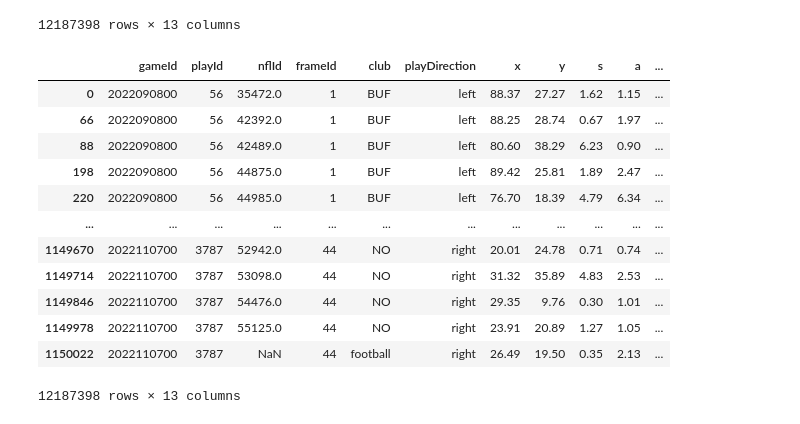
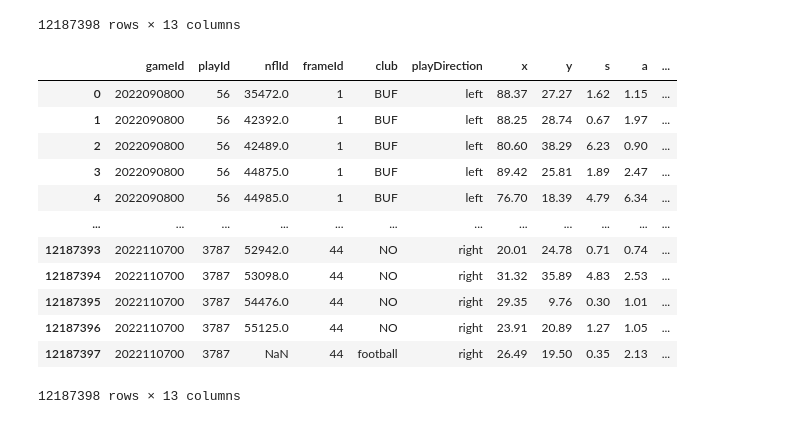
Before and after one commit to Alf-caput/NFL2022_TacklePredictNN, a Jupyter notebook: PracticaFinal_TacklingNFL.ipynb, the cells around one changed output. Drawn from its saved outputs; the diff is of its cells as text; code cells hidden in the pictures.

```diff
--- a/PracticaFinal_TacklingNFL.ipynb
+++ b/PracticaFinal_TacklingNFL.ipynb
@@ -219,18 +219,19 @@ ds
 12187398 rows × 13 columns
 # %%
 ds.sort_values(by=['gameId', 'playId', 'frameId', 'club'], ascending=True, inplace=True)
+ds.reset_index(drop=True, inplace=True)
 ds
 # %% [output]
 |  | gameId | playId | nflId | frameId | club | playDirection | x | y | s | a | ... |
 | 0 | 2022090800 | 56 | 35472.0 | 1 | BUF | left | 88.37 | 27.27 | 1.62 | 1.15 | ... |
-| 66 | 2022090800 | 56 | 42392.0 | 1 | BUF | left | 88.25 | 28.74 | 0.67 | 1.97 | ... |
-| 88 | 2022090800 | 56 | 42489.0 | 1 | BUF | left | 80.60 | 38.29 | 6.23 | 0.90 | ... |
-| 198 | 2022090800 | 56 | 44875.0 | 1 | BUF | left | 89.42 | 25.81 | 1.89 | 2.47 | ... |
-| 220 | 2022090800 | 56 | 44985.0 | 1 | BUF | left | 76.70 | 18.39 | 4.79 | 6.34 | ... |
+| 1 | 2022090800 | 56 | 42392.0 | 1 | BUF | left | 88.25 | 28.74 | 0.67 | 1.97 | ... |
+| 2 | 2022090800 | 56 | 42489.0 | 1 | BUF | left | 80.60 | 38.29 | 6.23 | 0.90 | ... |
+| 3 | 2022090800 | 56 | 44875.0 | 1 | BUF | left | 89.42 | 25.81 | 1.89 | 2.47 | ... |
+| 4 | 2022090800 | 56 | 44985.0 | 1 | BUF | left | 76.70 | 18.39 | 4.79 | 6.34 | ... |
 | ... | ... | ... | ... | ... | ... | ... | ... | ... | ... | ... | ... |
-| 1149670 | 2022110700 | 3787 | 52942.0 | 44 | NO | right | 20.01 | 24.78 | 0.71 | 0.74 | ... |
-| 1149714 | 2022110700 | 3787 | 53098.0 | 44 | NO | right | 31.32 | 35.89 | 4.83 | 2.53 | ... |
-| 1149846 | 2022110700 | 3787 | 54476.0 | 44 | NO | right | 29.35 | 9.76 | 0.30 | 1.01 | ... |
-| 1149978 | 2022110700 | 3787 | 55125.0 | 44 | NO | right | 23.91 | 20.89 | 1.27 | 1.05 | ... |
-| 1150022 | 2022110700 | 3787 | NaN | 44 | football | right | 26.49 | 19.50 | 0.35 | 2.13 | ... |
+| 12187393 | 2022110700 | 3787 | 52942.0 | 44 | NO | right | 20.01 | 24.78 | 0.71 | 0.74 | ... |
+| 12187394 | 2022110700 | 3787 | 53098.0 | 44 | NO | right | 31.32 | 35.89 | 4.83 | 2.53 | ... |
+| 12187395 | 2022110700 | 3787 | 54476.0 | 44 | NO | right | 29.35 | 9.76 | 0.30 | 1.01 | ... |
+| 12187396 | 2022110700 | 3787 | 55125.0 | 44 | NO | right | 23.91 | 20.89 | 1.27 | 1.05 | ... |
+| 12187397 | 2022110700 | 3787 | NaN | 44 | football | right | 26.49 | 19.50 | 0.35 | 2.13 | ... |
 12187398 rows × 13 columns
```
Also changed, not shown: parts of 1 cell of this notebook.
